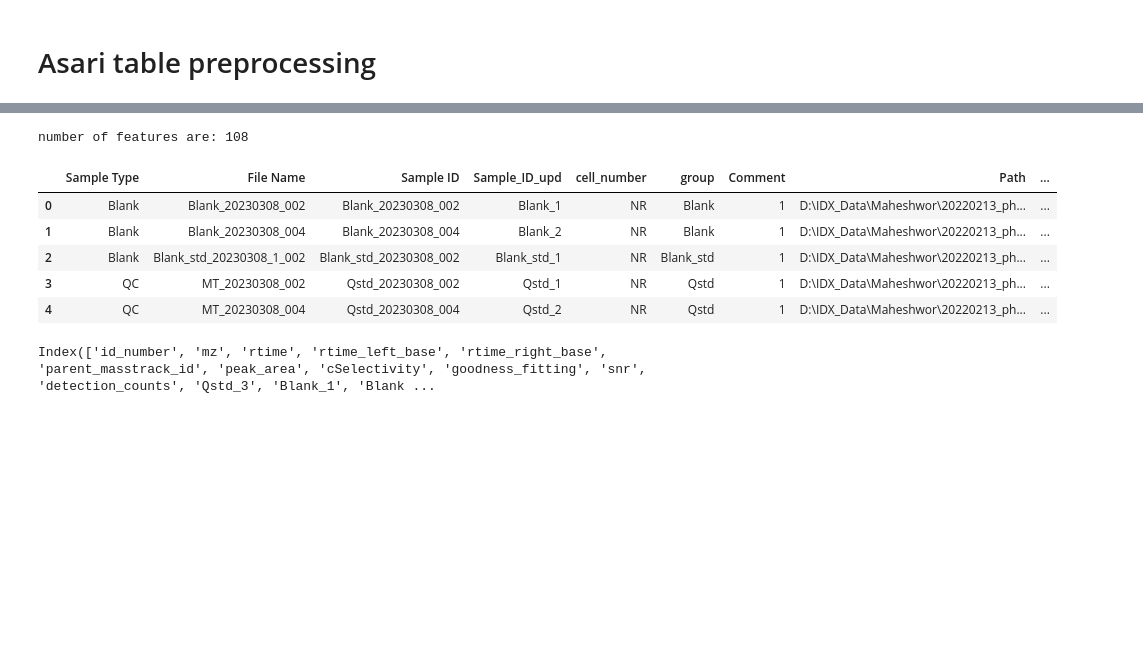
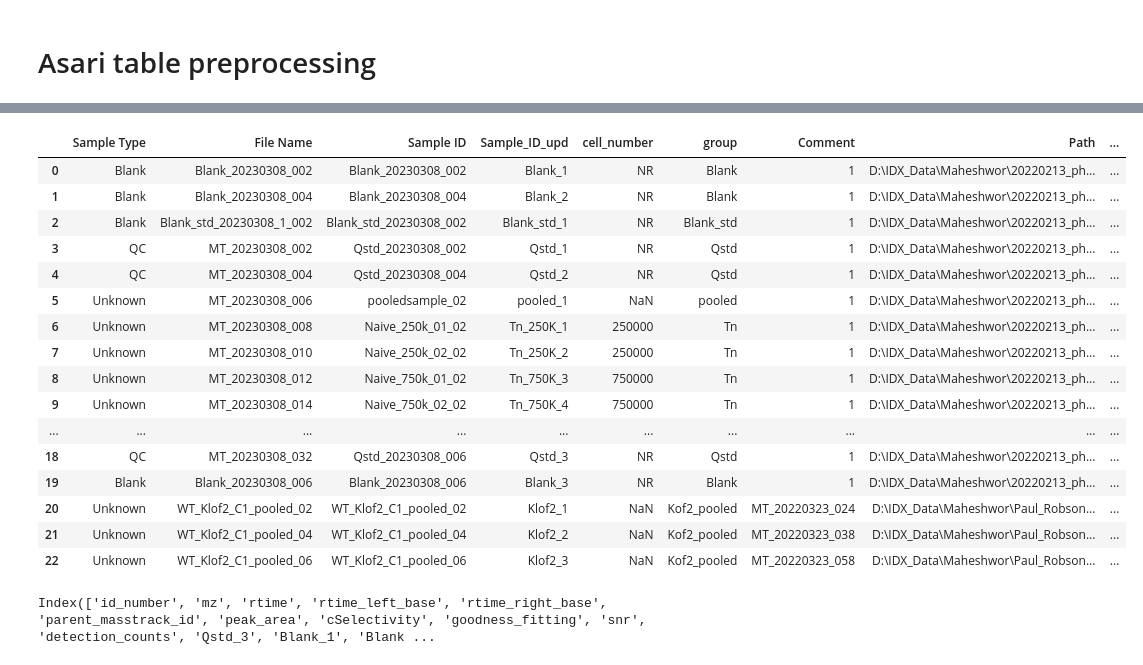
Before and after one commit to shuzhao-li-lab/Phosphatidylserine_analyses, a Jupyter notebook: script/python/Preprocessing-on-asari-run-lipidomics-labeled-wt-targeted-search-rmTn750K.ipynb, the cells around one changed output, grey strips where cells are left out. Drawn from its saved outputs; the diff is of its cells as text; code cells hidden in the pictures; blank space fills up the shorter version.

```diff
--- a/script/python/Preprocessing-on-asari-run-lipidomics-labeled-wt-targeted-search-rmTn750K.ipynb
+++ b/script/python/Preprocessing-on-asari-run-lipidomics-labeled-wt-targeted-search-rmTn750K.ipynb
@@ -34,9 +16,8 @@ pd.set_option('display.max_rows', 1000)
 pd.set_option('display.max_columns', 500)
 pd.set_option('display.width', 1000)
 # %%
-asari_out_fdr = "../../../asari-output-RPneg/output_asari_project_31312361/"
-targeted_file = "../../../target_list/PS-target-list-singular-M-H.txt"
-metadata_file = "../../../seq/RPneg_addgrp.csv"
+asari_out_fdr = "../../../asari-output-RPneg/output_asari_project_32322133_wtStemCell//"
+metadata_file = "../../../seq/RPneg_addgrp_wtStemCell.csv"
 mode = "RPneg"
 group_percNA_threshold = 0.3 # < percNA, should be presented in any group
 rm_samples = ['Tn_750K_3', 'Tn_750K_4']
@@ -68,18 +46,25 @@ number of features are: 17562
-# %%
-print(f'number of features are: {target_feat_df.shape[0]}')
-# %% [output]
-number of features are: 108
 # %%
 meta_df = pd.read_csv(metadata_file, header = 0)
 # %%
-meta_df.head()
+meta_df
 # %% [output]
 |  | Sample Type | File Name | Sample ID | Sample_ID_upd | cell_number | group | Comment | Path | ... |
 | 0 | Blank | Blank_20230308_002 | Blank_20230308_002 | Blank_1 | NR | Blank | 1 | D:\IDX_Data\Maheshwor\20220213_ph... | ... |
 | 1 | Blank | Blank_20230308_004 | Blank_20230308_004 | Blank_2 | NR | Blank | 1 | D:\IDX_Data\Maheshwor\20220213_ph... | ... |
 | 2 | Blank | Blank_std_20230308_1_002 | Blank_std_20230308_002 | Blank_std_1 | NR | Blank_std | 1 | D:\IDX_Data\Maheshwor\20220213_ph... | ... |
 | 3 | QC | MT_20230308_002 | Qstd_20230308_002 | Qstd_1 | NR | Qstd | 1 | D:\IDX_Data\Maheshwor\20220213_ph... | ... |
 | 4 | QC | MT_20230308_004 | Qstd_20230308_004 | Qstd_2 | NR | Qstd | 1 | D:\IDX_Data\Maheshwor\20220213_ph... | ... |
+| 5 | Unknown | MT_20230308_006 | pooledsample_02 | pooled_1 | NaN | pooled | 1 | D:\IDX_Data\Maheshwor\20220213_ph... | ... |
+| 6 | Unknown | MT_20230308_008 | Naive_250k_01_02 | Tn_250K_1 | 250000 | Tn | 1 | D:\IDX_Data\Maheshwor\20220213_ph... | ... |
+| 7 | Unknown | MT_20230308_010 | Naive_250k_02_02 | Tn_250K_2 | 250000 | Tn | 1 | D:\IDX_Data\Maheshwor\20220213_ph... | ... |
+| 8 | Unknown | MT_20230308_012 | Naive_750k_01_02 | Tn_750K_3 | 750000 | Tn | 1 | D:\IDX_Data\Maheshwor\20220213_ph... | ... |
+| 9 | Unknown | MT_20230308_014 | Naive_750k_02_02 | Tn_750K_4 | 750000 | Tn | 1 | D:\IDX_Data\Maheshwor\20220213_ph... | ... |
+| ... | ... | ... | ... | ... | ... | ... | ... | ... | ... |
+| 18 | QC | MT_20230308_032 | Qstd_20230308_006 | Qstd_3 | NR | Qstd | 1 | D:\IDX_Data\Maheshwor\20220213_ph... | ... |
+| 19 | Blank | Blank_20230308_006 | Blank_20230308_006 | Blank_3 | NR | Blank | 1 | D:\IDX_Data\Maheshwor\20220213_ph... | ... |
+| 20 | Unknown | WT_Klof2_C1_pooled_02 | WT_Klof2_C1_pooled_02 | Klof2_1 | NaN | Kof2_pooled | MT_20220323_024 | D:\IDX_Data\Maheshwor\Paul_Robson... | ... |
+| 21 | Unknown | WT_Klof2_C1_pooled_04 | WT_Klof2_C1_pooled_04 | Klof2_2 | NaN | Kof2_pooled | MT_20220323_038 | D:\IDX_Data\Maheshwor\Paul_Robson... | ... |
+| 22 | Unknown | WT_Klof2_C1_pooled_06 | WT_Klof2_C1_pooled_06 | Klof2_3 | NaN | Kof2_pooled | MT_20220323_058 | D:\IDX_Data\Maheshwor\Paul_Robson... | ... |
 # %%
 name_dict = {row['File Name']:row['Sample_ID_upd'] for i, row in meta_df.iterrows() }
 # %%
```
Also changed, not shown: parts of 46 cells of this notebook, 2 other files.
